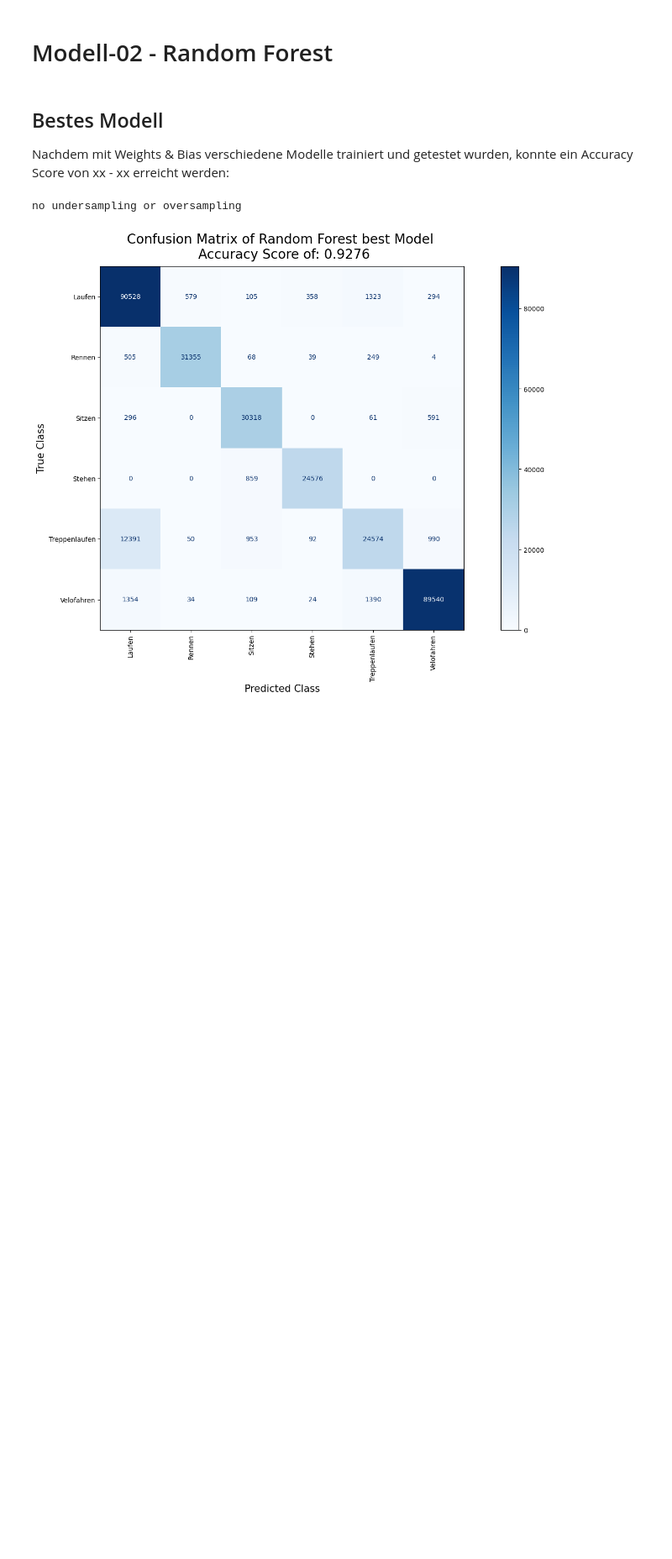
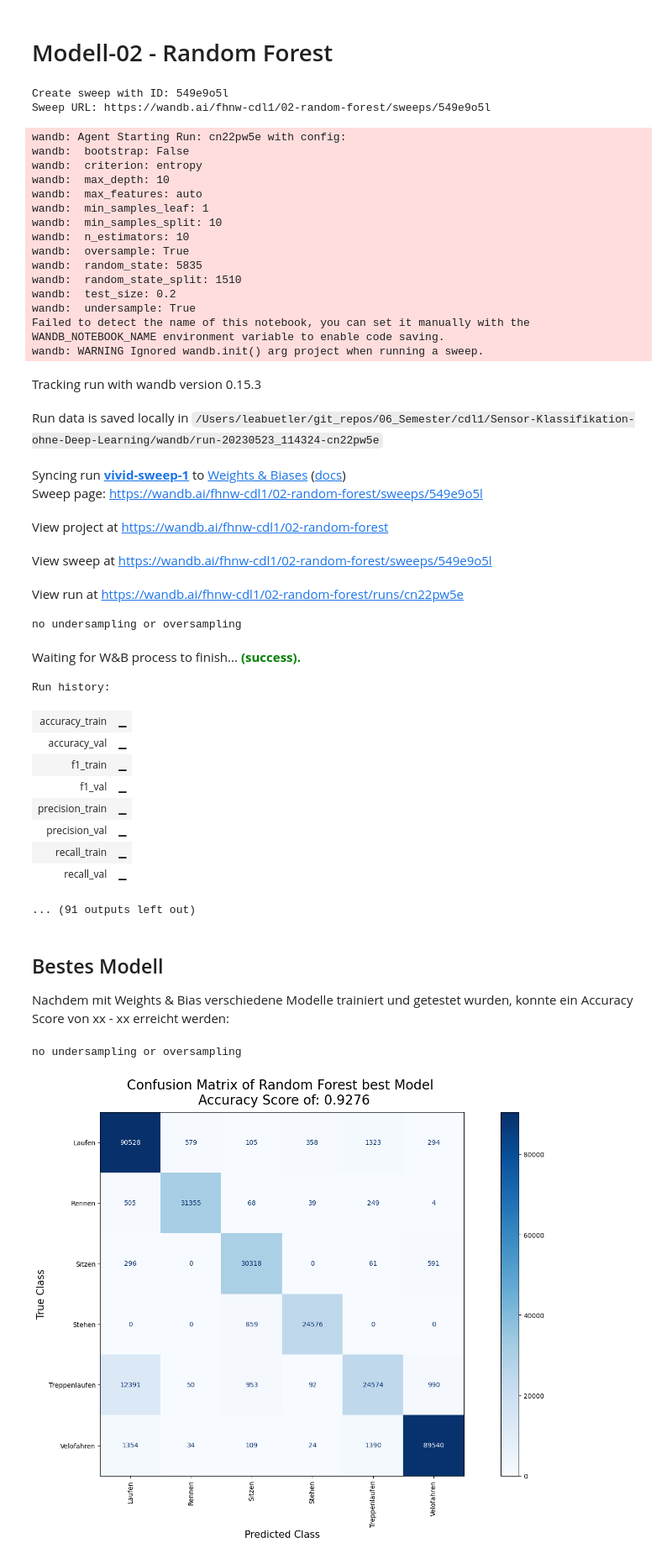
Before and after one commit to CDL1-Sensor/Sensor-Klassifikation-ohne-Deep-Learning, a Jupyter notebook: ML-Modelle.ipynb, the cells around one changed output. Shown at 84% size. Drawn from its saved outputs; the diff is of its cells as text; code cells hidden in the pictures; blank space fills up the shorter version.

```diff
--- a/ML-Modelle.ipynb
+++ b/ML-Modelle.ipynb
@@ -508,6 +540,10 @@ sweep_config_rf = {
             'values': [0.2]
         },
         'random_state': {
+            'min': 1,
+            'max': 10000,
+        },
+        'random_state_split': {
             'min': 1,
             'max': 10000,
         },
@@ -568,33 +604,70 @@ def sweep_rf_train():
     # predict the classes for the val data
     prediction_val = rf_model.predict(X_val)
     prediction_train = rf_model.predict(X_train)
 
     # calculate the accuracy of the random forest model with train and val data
     accuracy_val = accuracy_score(y_true = y_val, y_pred = prediction_val)
     accuracy_train = accuracy_score(y_true = y_train, y_pred = prediction_train)
 
     precision_val = precision_score(y_true = y_val, y_pred = prediction_val, average = "weighted")
     precision_train = precision_score(y_true = y_train, y_pred = prediction_train, average = "weighted")
 
     recall_val = recall_score(y_true = y_val, y_pred = prediction_val, average = "weighted")
     recall_train = recall_score(y_true = y_train, y_pred = prediction_train, average = "weighted")
 
     f1_val = f1_score(y_true = y_val, y_pred = prediction_val, average = "weighted")
     f1_train = f1_score(y_true = y_train, y_pred = prediction_train, average = "weighted")
 
     # log metrics
     wandb.log({'accuracy_val': accuracy_val,
                 'accuracy_train': accuracy_train,
                 'precision_val': precision_val,
                 'precision_train': precision_train,
                 'recall_val': recall_val,
                 'recall_train': recall_train,
                 'f1_val': f1_val,
                 'f1_train': f1_train})
 
 # Run sweep
 wandb.agent(sweep_id, function=sweep_rf_train, count=10)
 wandb.finish()
+# %% [output]
+Create sweep with ID: 549e9o5l
+Sweep URL: https://wandb.ai/fhnw-cdl1/02-random-forest/sweeps/549e9o5l
+wandb: Agent Starting Run: cn22pw5e with config:
+wandb:  bootstrap: False
+wandb:  criterion: entropy
+wandb:  max_depth: 10
+wandb:  max_features: auto
+wandb:  min_samples_leaf: 1
+wandb:  min_samples_split: 10
+wandb:  n_estimators: 10
+wandb:  oversample: True
+wandb:  random_state: 5835
+wandb:  random_state_split: 1510
+wandb:  test_size: 0.2
+wandb:  undersample: True
+Failed to detect the name of this notebook, you can set it manually with the WANDB_NOTEBOOK_NAME environment variable to enable code saving.
+wandb: WARNING Ignored wandb.init() arg project when running a sweep.
+Tracking run with wandb version 0.15.3
+Run data is saved locally in /Users/leabuetler/git_repos/06_Semester/cdl1/Sensor-Klassifikation-ohne-Deep-Learning/wandb/run-20230523_114324-cn22pw5e
+Syncing run vivid-sweep-1 to Weights & Biases (docs)
+Sweep page: https://wandb.ai/fhnw-cdl1/02-random-forest/sweeps/549e9o5l
+View project at https://wandb.ai/fhnw-cdl1/02-random-forest
+View sweep at https://wandb.ai/fhnw-cdl1/02-random-forest/sweeps/549e9o5l
+View run at https://wandb.ai/fhnw-cdl1/02-random-forest/runs/cn22pw5e
+no undersampling or oversampling
+Waiting for W&B process to finish... (success).
+Run history:
+| accuracy_train | ▁ |
+| accuracy_val | ▁ |
+| f1_train | ▁ |
+| f1_val | ▁ |
+| precision_train | ▁ |
+| precision_val | ▁ |
+| recall_train | ▁ |
+| recall_val | ▁ |
+... (91 outputs left out)
 # %% [markdown]
 ## Bestes Modell
 Nachdem mit Weights & Bias verschiedene Modelle trainiert und getestet wurden, konnte ein Accuracy Score von xx - xx erreicht werden:
```
Also changed, not shown: parts of 25 cells of this notebook.
